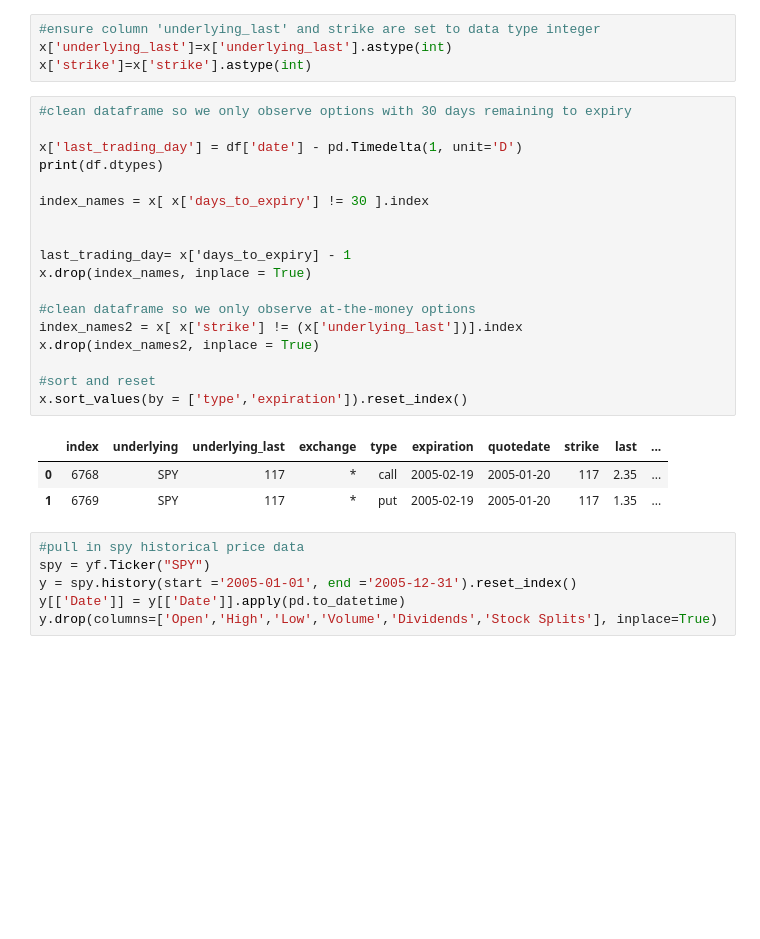
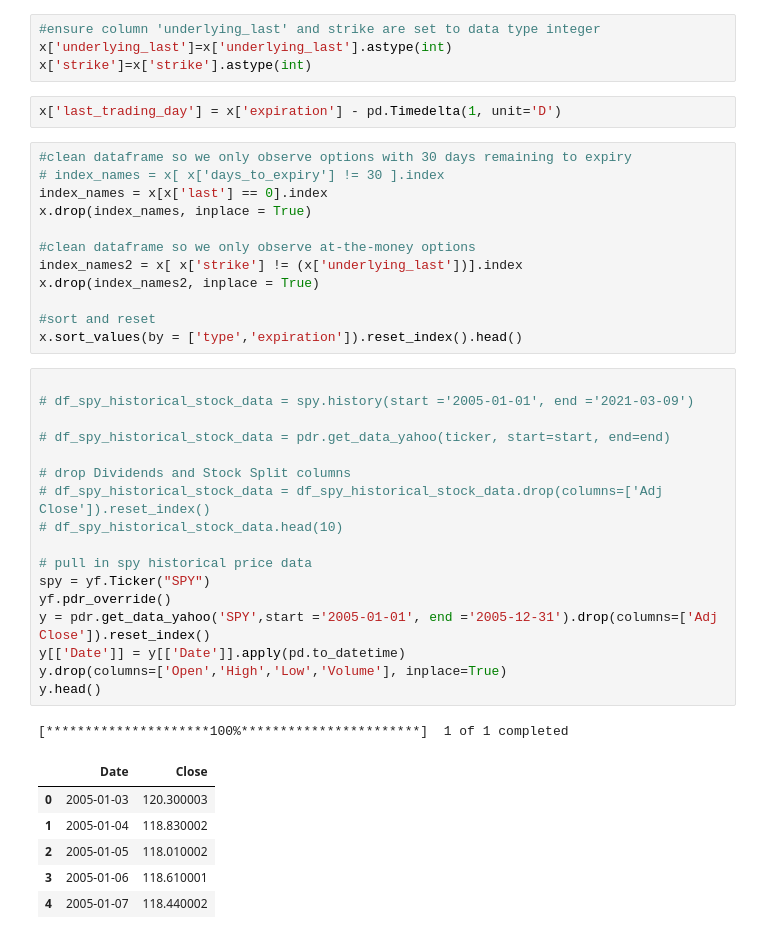
Before and after one commit to vdshulyak/Option-Metrics-as-Predictors-of-Equity-Prices, a Jupyter notebook: Project.ipynb, the cells around one changed output. Saved outputs shown, nothing was run; the diff lists cells and outputs as text; blank space fills up the shorter version.

```diff
--- a/Project.ipynb
+++ b/Project.ipynb
@@ -31,16 +34,12 @@ x['days_to_expiry'] = (x['expiration'] - x['quotedate']).dt.days
 #ensure column 'underlying_last' and strike are set to data type integer
 x['underlying_last']=x['underlying_last'].astype(int)
 x['strike']=x['strike'].astype(int)
+# %%
+x['last_trading_day'] = x['expiration'] - pd.Timedelta(1, unit='D')
 # %%
 #clean dataframe so we only observe options with 30 days remaining to expiry
-
-x['last_trading_day'] = df['date'] - pd.Timedelta(1, unit='D')
-print(df.dtypes)
-
-index_names = x[ x['days_to_expiry'] != 30 ].index
-
-
-last_trading_day= x['days_to_expiry] - 1
+# index_names = x[ x['days_to_expiry'] != 30 ].index
+index_names = x[x['last'] == 0].index
 x.drop(index_names, inplace = True)
 
 #clean dataframe so we only observe at-the-money options
@@ -48,16 +47,31 @@ index_names2 = x[ x['strike'] != (x['underlying_last'])].index
 x.drop(index_names2, inplace = True)
 
 #sort and reset
-x.sort_values(by = ['type','expiration']).reset_index()
+x.sort_values(by = ['type','expiration']).reset_index().head()
-# %% [output]
-|  | index | underlying | underlying_last | exchange | type | expiration | quotedate | strike | last | ... |
-| 0 | 6768 | SPY | 117 | * | call | 2005-02-19 | 2005-01-20 | 117 | 2.35 | ... |
-| 1 | 6769 | SPY | 117 | * | put | 2005-02-19 | 2005-01-20 | 117 | 1.35 | ... |
 # %%
-#pull in spy historical price data
+
+# df_spy_historical_stock_data = spy.history(start ='2005-01-01', end ='2021-03-09')
+
+# df_spy_historical_stock_data = pdr.get_data_yahoo(ticker, start=start, end=end)
+
+# drop Dividends and Stock Split columns
+# df_spy_historical_stock_data = df_spy_historical_stock_data.drop(columns=['Adj Close']).reset_index()
+# df_spy_historical_stock_data.head(10)
+
+# pull in spy historical price data
 spy = yf.Ticker("SPY")
-y = spy.history(start ='2005-01-01', end ='2005-12-31').reset_index()
+yf.pdr_override()
+y = pdr.get_data_yahoo('SPY',start ='2005-01-01', end ='2005-12-31').drop(columns=['Adj Close']).reset_index()
 y[['Date']] = y[['Date']].apply(pd.to_datetime)
-y.drop(columns=['Open','High','Low','Volume','Dividends','Stock Splits'], inplace=True)
+y.drop(columns=['Open','High','Low','Volume'], inplace=True)
+y.head()
+# %% [output]
+[*********************100%***********************]  1 of 1 completed
+|  | Date | Close |
+| 0 | 2005-01-03 | 120.300003 |
+| 1 | 2005-01-04 | 118.830002 |
+| 2 | 2005-01-05 | 118.010002 |
+| 3 | 2005-01-06 | 118.610001 |
+| 4 | 2005-01-07 | 118.440002 |
 # %%
 #rename columns and reorder for merge
```
Also changed, not shown: parts of 7 cells of this notebook.
